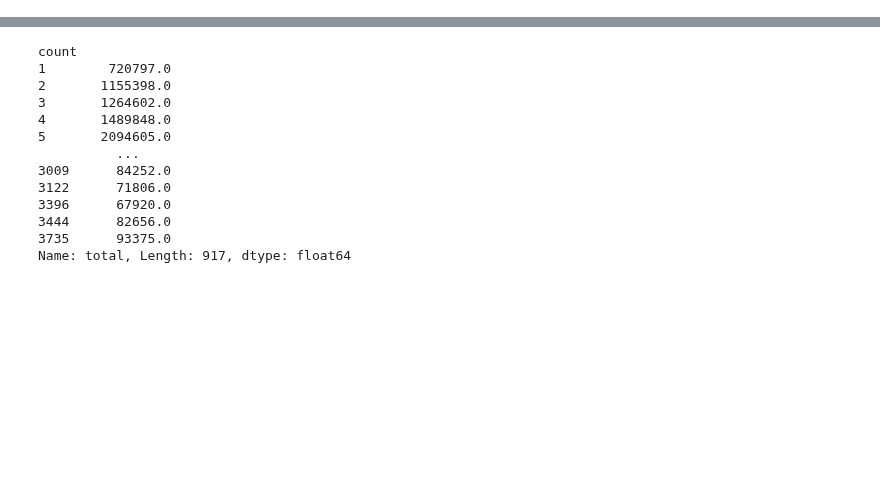
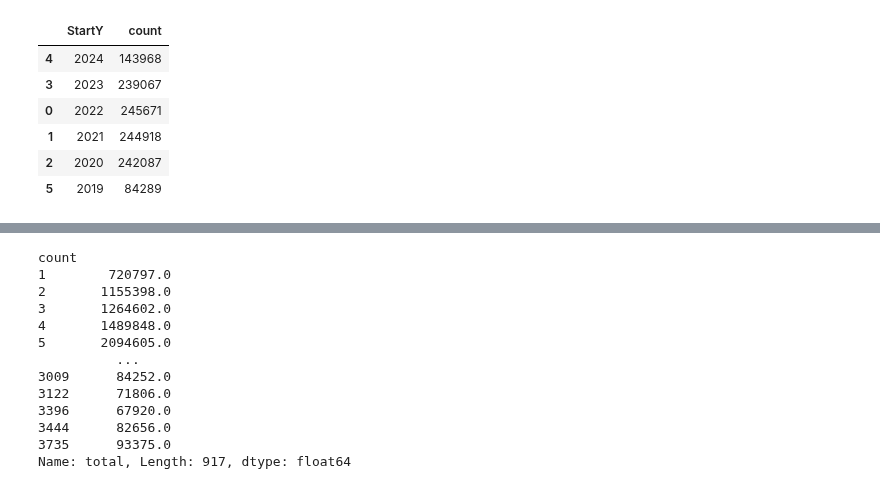
Before and after one commit to warut/kaggle, a Jupyter notebook: regressionInsurance.ipynb, the cells around one changed output, grey strips where cells are left out. Drawn from its saved outputs; the diff is of its cells as text; code cells hidden in the pictures; blank space fills up the shorter version.

```diff
--- a/regressionInsurance.ipynb
+++ b/regressionInsurance.ipynb
@@ -32,0 +73,10 @@ df_test = pd.read_csv('/kaggle/input/playground-series-s4e12/test.csv')
+# %%
+df_train['StartY'].value_counts().reset_index().sort_values(by=['StartY'],ascending=False)
+# %% [output]
+|  | StartY | count |
+| 4 | 2024 | 143968 |
+| 3 | 2023 | 239067 |
+| 0 | 2022 | 245671 |
+| 1 | 2021 | 244918 |
+| 2 | 2020 | 242087 |
+| 5 | 2019 | 84289 |
```
Also changed, not shown: parts of 70 cells of this notebook.
